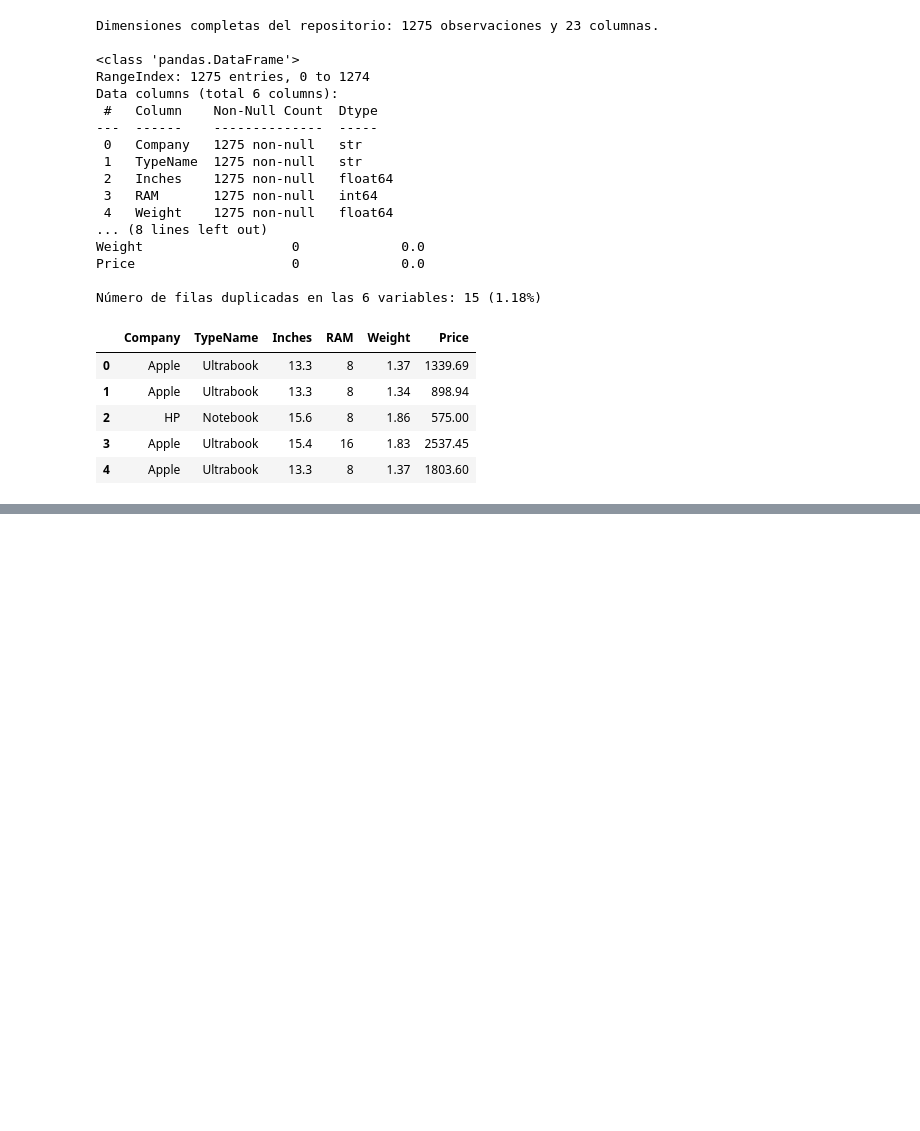
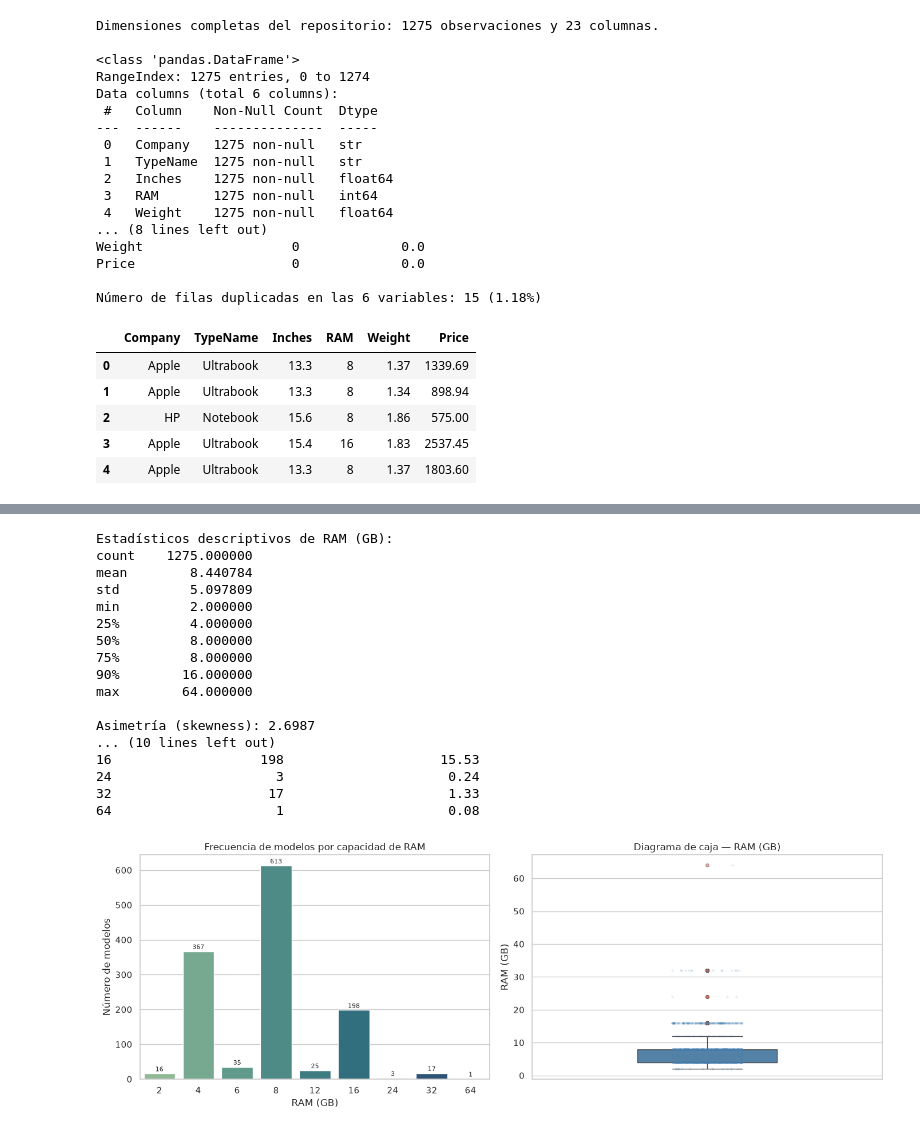
Before and after one commit to t8rx/fundamentos-de-datos, a Jupyter notebook: pl1_ciencia_datos.ipynb, the cells around one changed output, grey strips where cells are left out. Drawn from its saved outputs; the diff is of its cells as text; code cells hidden in the pictures; blank space fills up the shorter version.

```diff
--- a/pl1_ciencia_datos.ipynb
+++ b/pl1_ciencia_datos.ipynb
@@ -153,0 +258,69 @@ Esta gran predominancia de unas pocas marcas es completamente coherente con sus
+# %%
+# ── Estadísticos descriptivos de RAM ────────────────────────────────────────
+stats_ram = df_sub['RAM'].describe(percentiles=[.25, .50, .75, .90])
+skew_ram  = df_sub['RAM'].skew()
+print('Estadísticos descriptivos de RAM (GB):')
+print(stats_ram.to_string())
+print(f'\nAsimetría (skewness): {skew_ram:.4f}')
+print(f'Moda(s):              {df_sub["RAM"].mode().tolist()} GB')
+
+# ── Distribución de frecuencias por valor ────────────────────────────────────
+freq_ram     = df_sub['RAM'].value_counts().sort_index()
+freq_ram_rel = df_sub['RAM'].value_counts(normalize=True).sort_index().mul(100).round(2)
+df_freq_ram  = pd.DataFrame({
+    'Frecuencia absoluta': freq_ram,
+    'Frecuencia relativa (%)': freq_ram_rel
+})
+print('\nDistribución de frecuencias por valor de RAM:')
+print(df_freq_ram.to_string())
+
+# ── Visualización: barras de frecuencia + boxplot ────────────────────────────
+fig, axes = plt.subplots(1, 2, figsize=(14, 5))
+
+# Barras de frecuencia por valor de RAM
+sns.barplot(
+    x=freq_ram.index, y=freq_ram.values,
+    hue=freq_ram.index.astype(str),
+    palette='crest', legend=False, ax=axes[0]
+)
+axes[0].set_title('Frecuencia de modelos por capacidad de RAM')
+axes[0].set_xlabel('RAM (GB)')
+axes[0].set_ylabel('Número de modelos')
+for bar in axes[0].patches:
+    h = bar.get_height()
+    if h > 0:
+        axes[0].text(
+            bar.get_x() + bar.get_width() / 2, h + 2,
+            f'{int(h)}', ha='center', va='bottom', fontsize=8
+        )
+
+# Boxplot con stripplot superpuesto para ver la estructura discreta real
+sns.boxplot(y=df_sub['RAM'], color='steelblue', width=0.4, ax=axes[1],
+            flierprops=dict(marker='o', markerfacecolor='tomato',
+                            markersize=4, alpha=0.5))
+sns.stripplot(y=df_sub['RAM'], color='steelblue', alpha=0.15,
+              jitter=True, size=3, ax=axes[1])
+axes[1].set_title('Diagrama de caja — RAM (GB)')
+axes[1].set_ylabel('RAM (GB)')
+
+plt.tight_layout()
+plt.show()
+# %% [output]
+Estadísticos descriptivos de RAM (GB):
+count    1275.000000
+mean        8.440784
+std         5.097809
+min         2.000000
+25%         4.000000
+50%         8.000000
+75%         8.000000
+90%        16.000000
+max        64.000000
+
+Asimetría (skewness): 2.6987
+... (10 lines left out)
+16                   198                    15.53
+24                     3                     0.24
+32                    17                     1.33
+64                     1                     0.08
+[figure, added]
```
Also changed, not shown: parts of 37 cells of this notebook, 1 other file.
